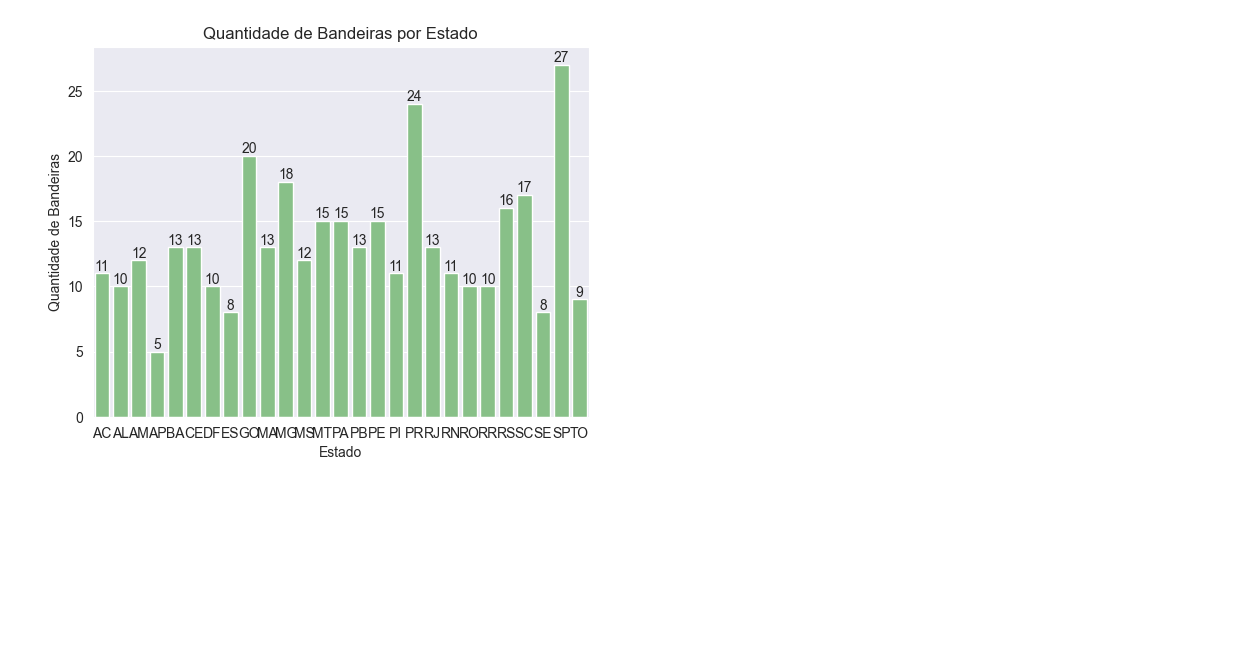
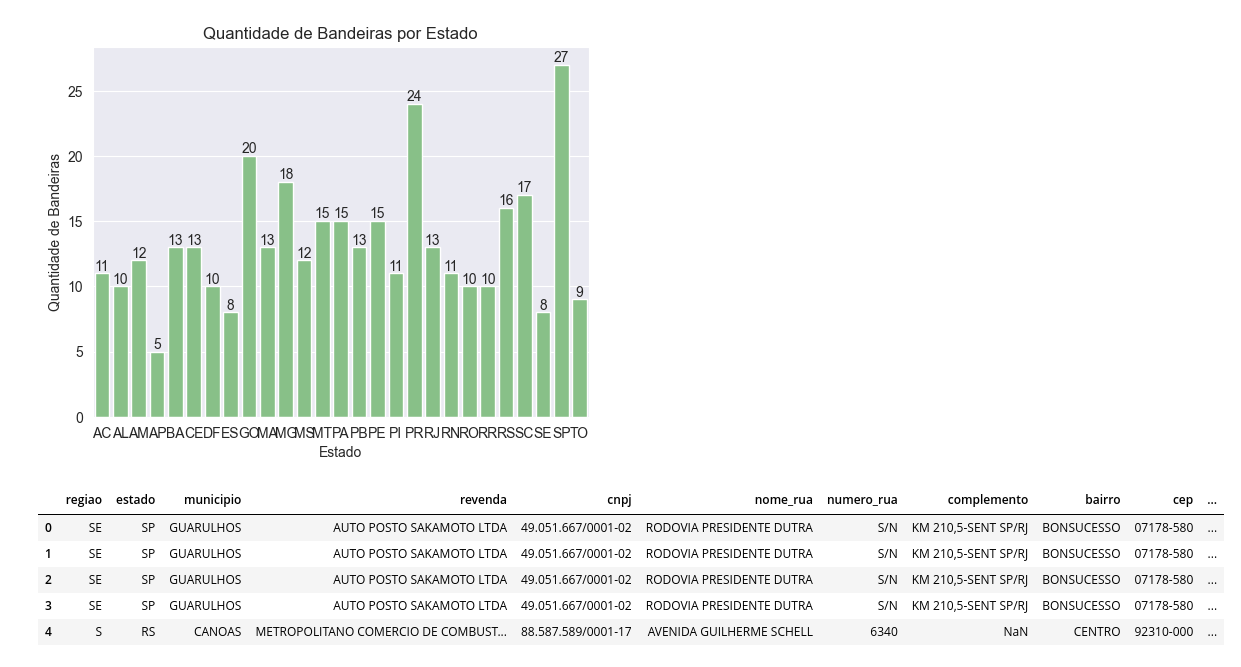
Before and after one commit to camimq/techchallenge_do_ipea_fase_4, a Jupyter notebook: notebooks/analises.ipynb, the cells around one changed output. Drawn from its saved outputs; the diff is of its cells as text; code cells hidden in the pictures; blank space fills up the shorter version.

```diff
--- a/notebooks/analises.ipynb
+++ b/notebooks/analises.ipynb
@@ -473,0 +476,11 @@ plt.show()
+# %%
+df_anp_edit = pd.read_csv (r'C:\Users\Elitebook\OneDrive\Desktop\web dev\techchallenge_do_ipea_fase_4\bases\baseANP.csv')
+# %%
+df_anp_edit.head()
+# %% [output]
+|  | regiao | estado | municipio | revenda | cnpj | nome_rua | numero_rua | complemento | bairro | cep | ... |
+| 0 | SE | SP | GUARULHOS | AUTO POSTO SAKAMOTO LTDA | 49.051.667/0001-02 | RODOVIA PRESIDENTE DUTRA | S/N | KM 210,5-SENT SP/RJ | BONSUCESSO | 07178-580 | ... |
+| 1 | SE | SP | GUARULHOS | AUTO POSTO SAKAMOTO LTDA | 49.051.667/0001-02 | RODOVIA PRESIDENTE DUTRA | S/N | KM 210,5-SENT SP/RJ | BONSUCESSO | 07178-580 | ... |
+| 2 | SE | SP | GUARULHOS | AUTO POSTO SAKAMOTO LTDA | 49.051.667/0001-02 | RODOVIA PRESIDENTE DUTRA | S/N | KM 210,5-SENT SP/RJ | BONSUCESSO | 07178-580 | ... |
+| 3 | SE | SP | GUARULHOS | AUTO POSTO SAKAMOTO LTDA | 49.051.667/0001-02 | RODOVIA PRESIDENTE DUTRA | S/N | KM 210,5-SENT SP/RJ | BONSUCESSO | 07178-580 | ... |
+| 4 | S | RS | CANOAS | METROPOLITANO COMERCIO DE COMBUST... | 88.587.589/0001-17 | AVENIDA GUILHERME SCHELL | 6340 | NaN | CENTRO | 92310-000 | ... |
```
Also changed, not shown: parts of 4 cells of this notebook.
